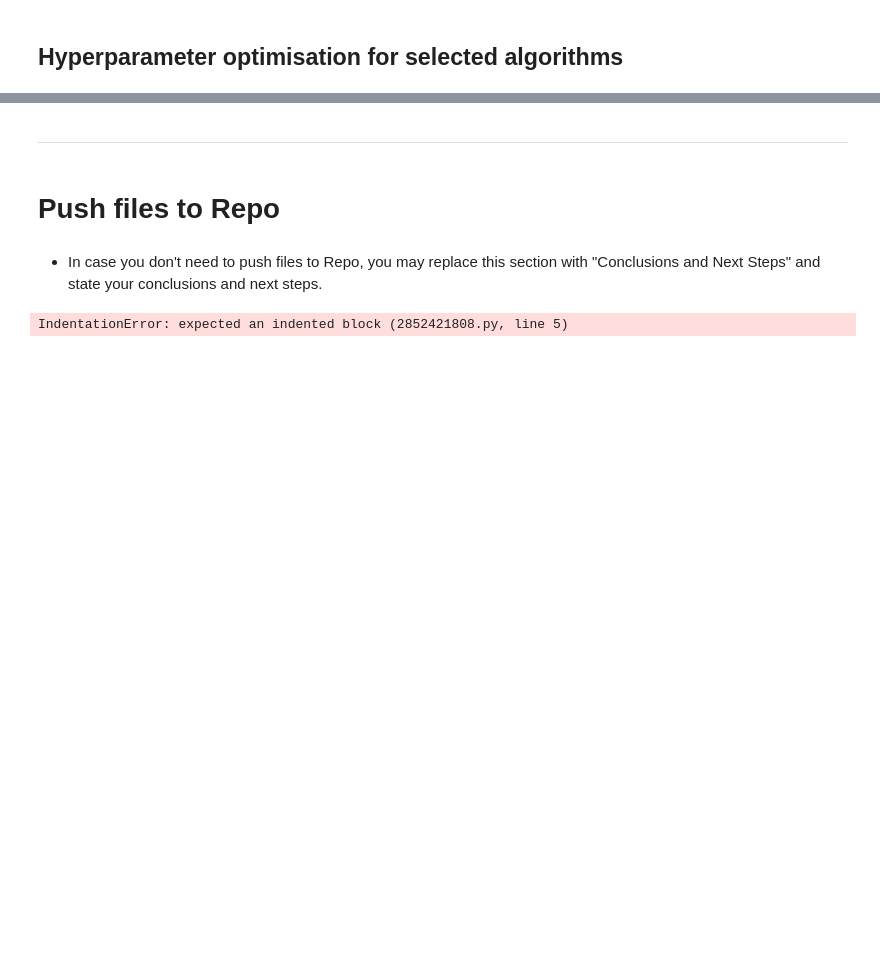
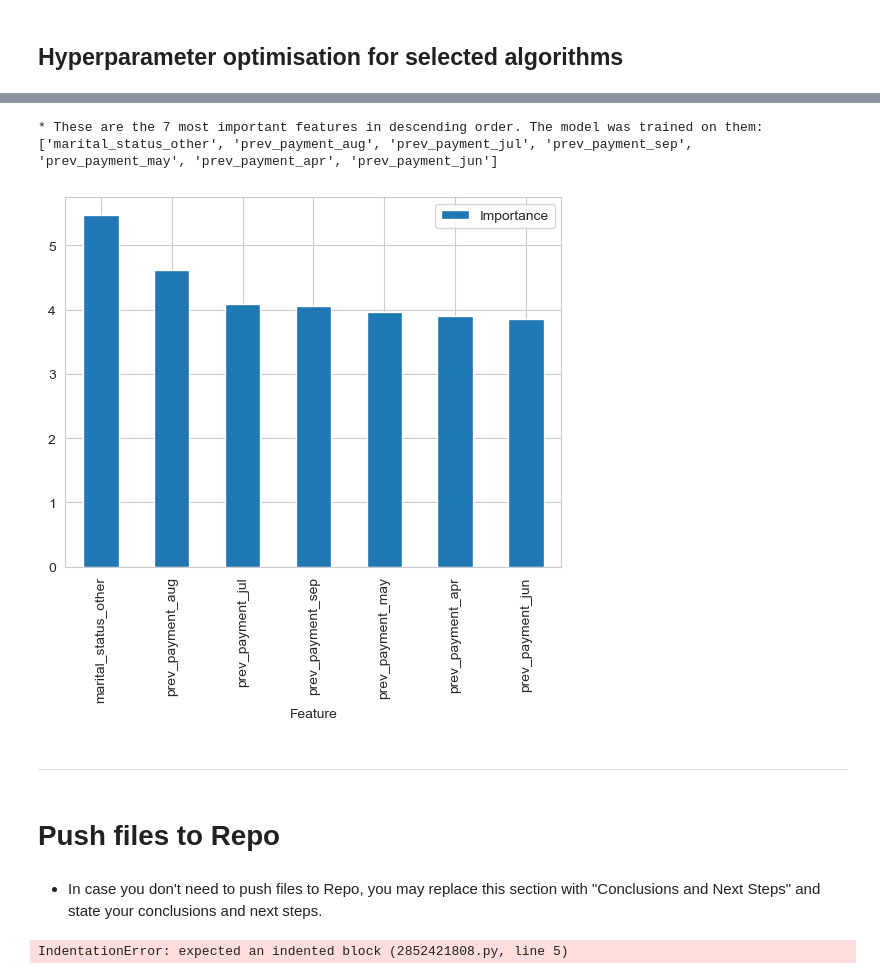
Before and after one commit to frankiesanjana/credit-card-default, a Jupyter notebook: jupyter_notebooks/05_modelling_and_evaluation.ipynb, the cells around one changed output, grey strips where cells are left out. Drawn from its saved outputs; the diff is of its cells as text; code cells hidden in the pictures; blank space fills up the shorter version.

Commit message:
Feat: Add hyperparameter optimisation, notebook 05

```diff
--- a/jupyter_notebooks/05_modelling_and_evaluation.ipynb
+++ b/jupyter_notebooks/05_modelling_and_evaluation.ipynb
@@ -457,0 +467,5 @@ First, we will define the models and parameters for the extensive search:
+# %%
+detail_search = HyperparameterOptimizationSearch(models=models_search, params=params_search)
+detail_search.fit(X_train, y_train,
+           scoring =  make_scorer(recall_score, pos_label=1),
+           n_jobs=-1, cv=5)
@@ -457,0 +486,3 @@ First, we will define the models and parameters for the extensive search:
+# %%
+grid_search_summary, grid_search_pipelines = detail_search.score_summary(sort_by='mean_score')
+grid_search_summary
@@ -457,0 +505,3 @@ First, we will define the models and parameters for the extensive search:
+# %%
+best_model = grid_search_summary.iloc[0,0]
+best_model
@@ -457,0 +519,3 @@ First, we will define the models and parameters for the extensive search:
+# %%
+pipeline_clf = grid_search_pipelines[best_model].best_estimator_
+pipeline_clf
@@ -458,3 +535,24 @@ First, we will define the models and parameters for the extensive search:
+# %%
+# create DataFrame to display feature importance
+df_feature_importance = (pd.DataFrame(data={
+    'Feature': X_train.columns[pipeline_clf['feat_selection'].get_support()],
+    'Importance': np.abs(pipeline_clf['model'].coef_[0])})
+    .sort_values(by='Importance', ascending=False)
+)
+
+# re-assign best_features order
+best_features = df_feature_importance['Feature'].to_list()
+
+# Most important features statement and plot
+print(f"* These are the {len(best_features)} most important features in descending order. "
+      f"The model was trained on them: \n{df_feature_importance['Feature'].to_list()}")
+
+df_feature_importance.plot(kind='bar', x='Feature', y='Importance')
+plt.show()
+# %% [output]
+* These are the 7 most important features in descending order. The model was trained on them:
+['marital_status_other', 'prev_payment_aug', 'prev_payment_jul', 'prev_payment_sep', 'prev_payment_may', 'prev_payment_apr', 'prev_payment_jun']
+[figure, added]
 # %% [markdown]
 ---
 # %% [markdown]
```
Also changed, not shown: parts of 15 cells of this notebook.
